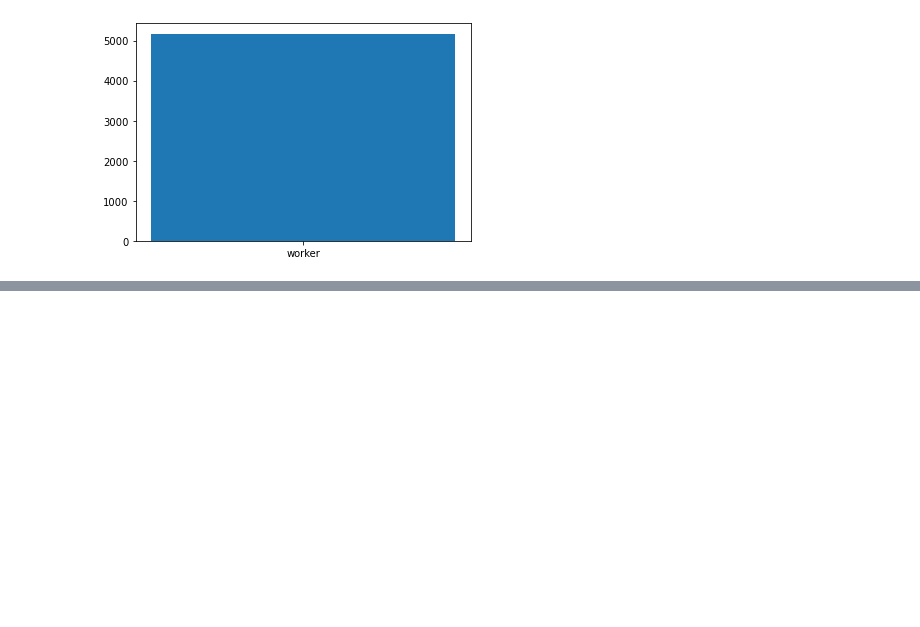
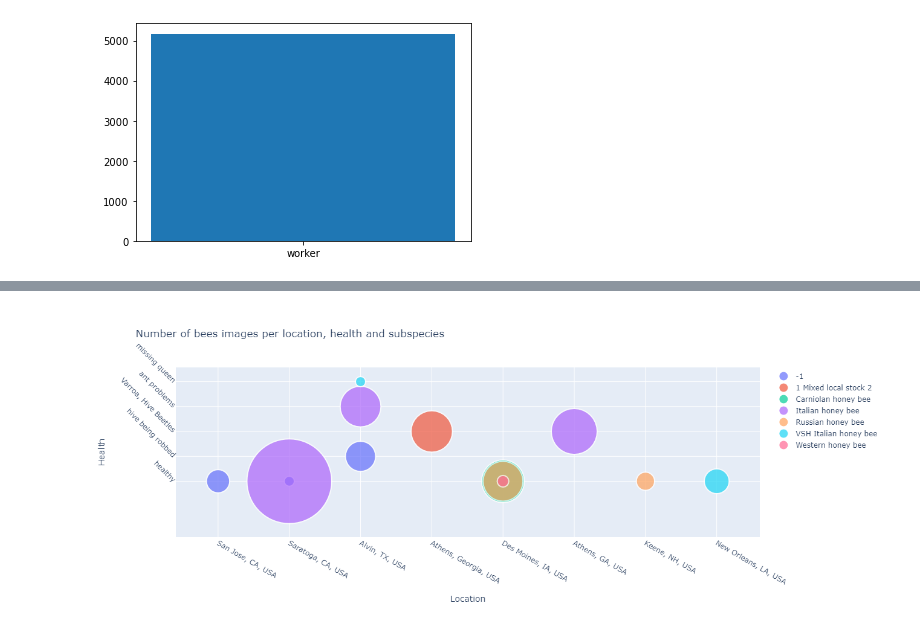
Before and after one commit to Sirithi/Challenges, a Jupyter notebook: BeeChallenges.ipynb, the cells around one changed output, grey strips where cells are left out. Cells and saved outputs as stored; diff of their text form; code cells hidden in the pictures; blank space fills up the shorter version.

Commit message:
Added vis for images per location and draw_category_images
Also modified bees_df to no longer contain VSH italian honey bees

```diff
--- a/BeeChallenges.ipynb
+++ b/BeeChallenges.ipynb
@@ -134,0 +135,11 @@ for name in names:
+# %%
+bees_df['date_time'] = pd.to_datetime(bees_df['date'] + ' ' + bees_df['time'])
+bees_df["year"] = bees_df['date_time'].dt.year
+bees_df["month"] = bees_df['date_time'].dt.month
+bees_df["day"] = bees_df['date_time'].dt.day
+bees_df["hour"] = bees_df['date_time'].dt.hour
+bees_df["minute"] = bees_df['date_time'].dt.minute
+
+tmp = bees_df.groupby(['subspecies'])['year'].value_counts()
+df = pd.DataFrame(data={'Images': tmp.values}, index=tmp.index).reset_index()
+df
@@ -141,0 +176,45 @@ plt.bar(x,y)
+# %%
+import plotly.graph_objs as go
+from plotly.offline import iplot
+tmp = bees_df.groupby(['health', 'location'])['subspecies'].value_counts()
+df = pd.DataFrame(data={'Images': tmp.values}, index=tmp.index).reset_index()
+hover_text = []
+for index, row in df.iterrows():
+    hover_text.append(('Subspecies: {}<br>'+
+                      'Health: {}<br>'+
+                      'Location: {}<br>'+
+                      'Images: {}').format(row['subspecies'],
+                                            row['health'],
+                                            row['location'],
+                                            row['Images']))
+df['hover_text'] = hover_text
+subspecies = (bees_df.groupby(['subspecies'])['subspecies'].nunique()).index
+data = []
+for subs in subspecies:
+    dfL = df[df['subspecies']==subs]
+    trace = go.Scatter(
+        x = dfL['location'],y = dfL['health'],
+        name=subs,
+        marker=dict(
+            symbol='circle',
+            sizemode='area',
+            sizeref=0.2,
+            size=dfL['Images'],
+            line=dict(
+                width=2
+            ),),
+        mode = "markers",
+        text=dfL['hover_text'],
+    )
+    data.append(trace)
+
+layout = dict(title = 'Number of bees images per location, health and subspecies',
+          xaxis = dict(title = 'Location', showticklabels=True),
+          yaxis = dict(title = 'Health', tickangle=45),
+          hovermode = 'closest',
+          height=500,
+         )
+fig = dict(data = data, layout = layout)
+iplot(fig, filename='images-subspecies-health-location')
+# %% [output]
+[figure, added]
```
Also changed, not shown: parts of 9 cells of this notebook.
